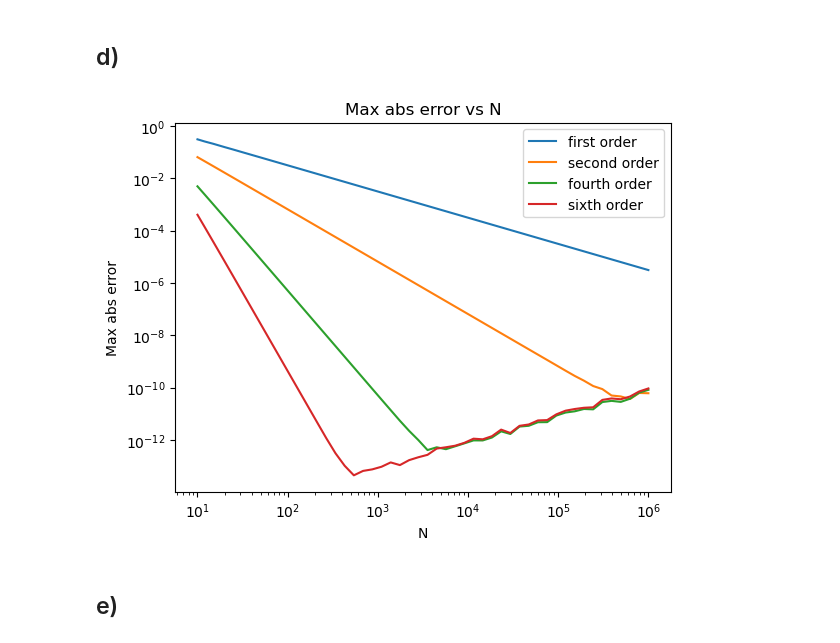
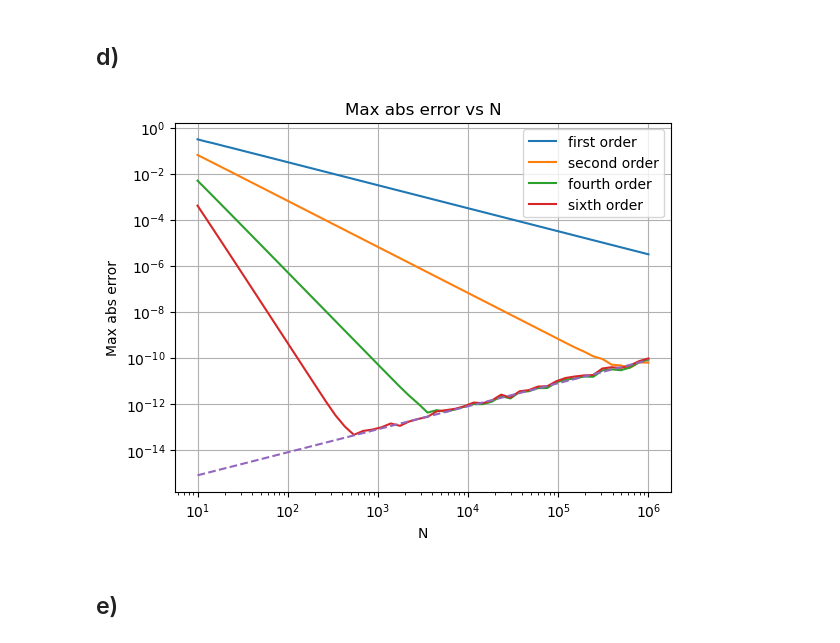
Before and after one commit to Katikistan/NumeP, a Jupyter notebook: week1/week1.ipynb, the cells around one changed output. Saved outputs shown, nothing was run; the diff lists cells and outputs as text; code cells hidden in the pictures.

```diff
--- a/week1/week1.ipynb
+++ b/week1/week1.ipynb
@@ -11,7 +11,7 @@ $$
 # %%
 import numpy as np
 import matplotlib.pyplot as plt
-N = 20
+N = 20*1
 x = np.linspace(0, 2 * np.pi, N, endpoint=False)
 dx = 2 * np.pi / N
 
@@ -106,33 +106,35 @@ errors_sixth_order = []
 
 for n in N:
     x = np.linspace(0, 2 * np.pi, n, endpoint=False)
     dx = 2 * np.pi / n
     fx = np.sin(x)
     f_prime_analytical = np.cos(x)
     f_prime_numerical = (np.roll(fx, -1) - fx) / dx
 
     f_prime_second_order = second_order(fx, dx)
     f_prime_fourth_order = fourth_order(fx, dx)
     f_prime_sixth_order = sixth_order(fx, dx)
     max_error_first_order = np.max(np.abs(f_prime_numerical - f_prime_analytical))
     max_error_second_order = np.max(np.abs(f_prime_second_order - f_prime_analytical))
     max_error_fourth_order = np.max(np.abs(f_prime_fourth_order - f_prime_analytical))
     max_error_sixth_order = np.max(np.abs(f_prime_sixth_order - f_prime_analytical))
     errors_first_order += [max_error_first_order]
     errors_second_order += [max_error_second_order]
     errors_fourth_order += [max_error_fourth_order]
     errors_sixth_order += [max_error_sixth_order]
 
 plt.loglog(N, errors_first_order, label = 'first order')
 plt.loglog(N, errors_second_order, label = 'second order')
 plt.loglog(N, errors_fourth_order, label = 'fourth order')
 plt.loglog(N, errors_sixth_order, label = 'sixth order')
+plt.loglog(N, 5*10**(-16)/(2 * np.pi / N), '--')
 plt.xlabel('N')
+plt.grid(True)
 plt.ylabel('Max abs error')
 plt.title('Max abs error vs N')
 plt.legend()
 plt.show()
 # %% [output]
-[figure, old version]
+[figure, new version]
 # %% [markdown]
 ## e)
```
Also changed, not shown: parts of 5 cells of this notebook.
